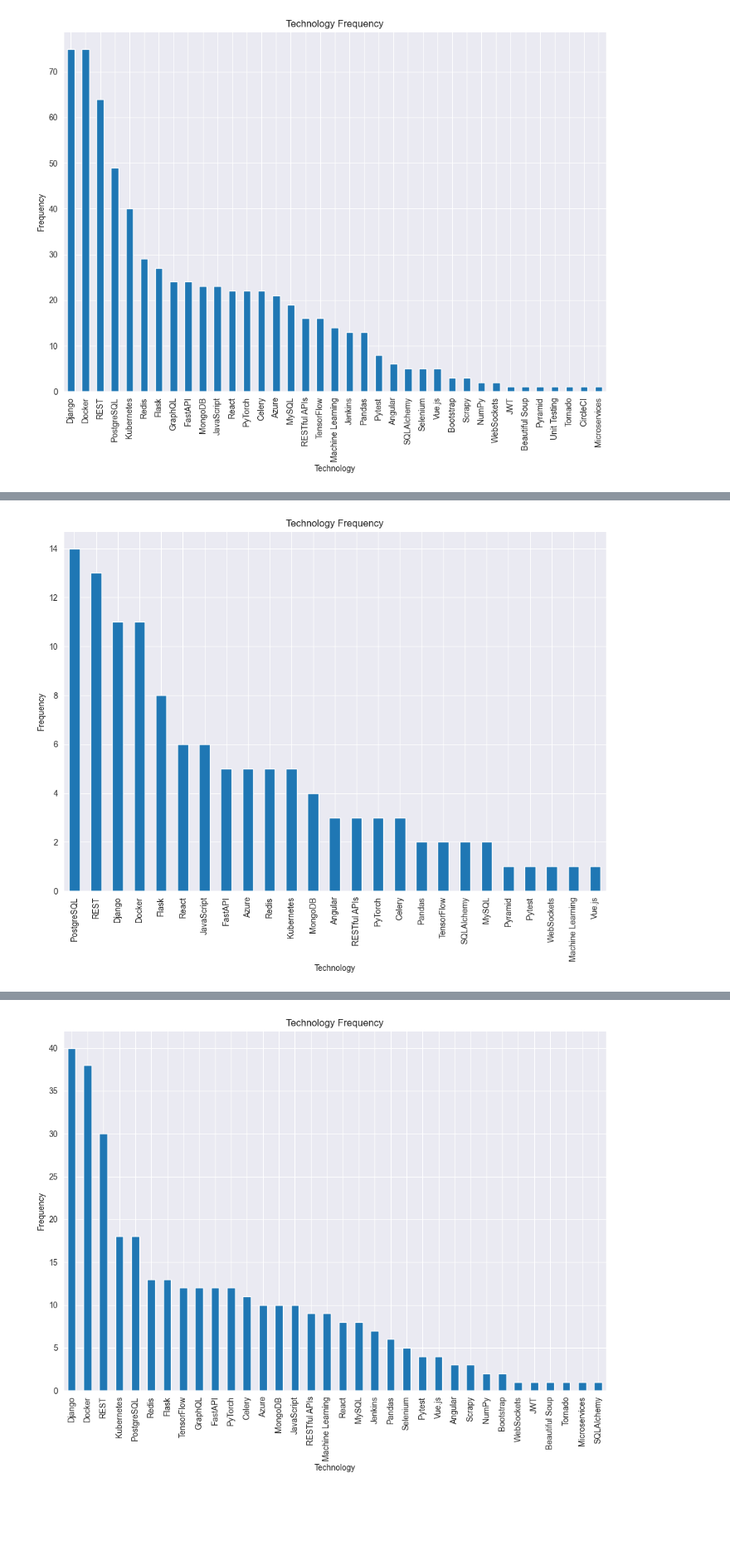
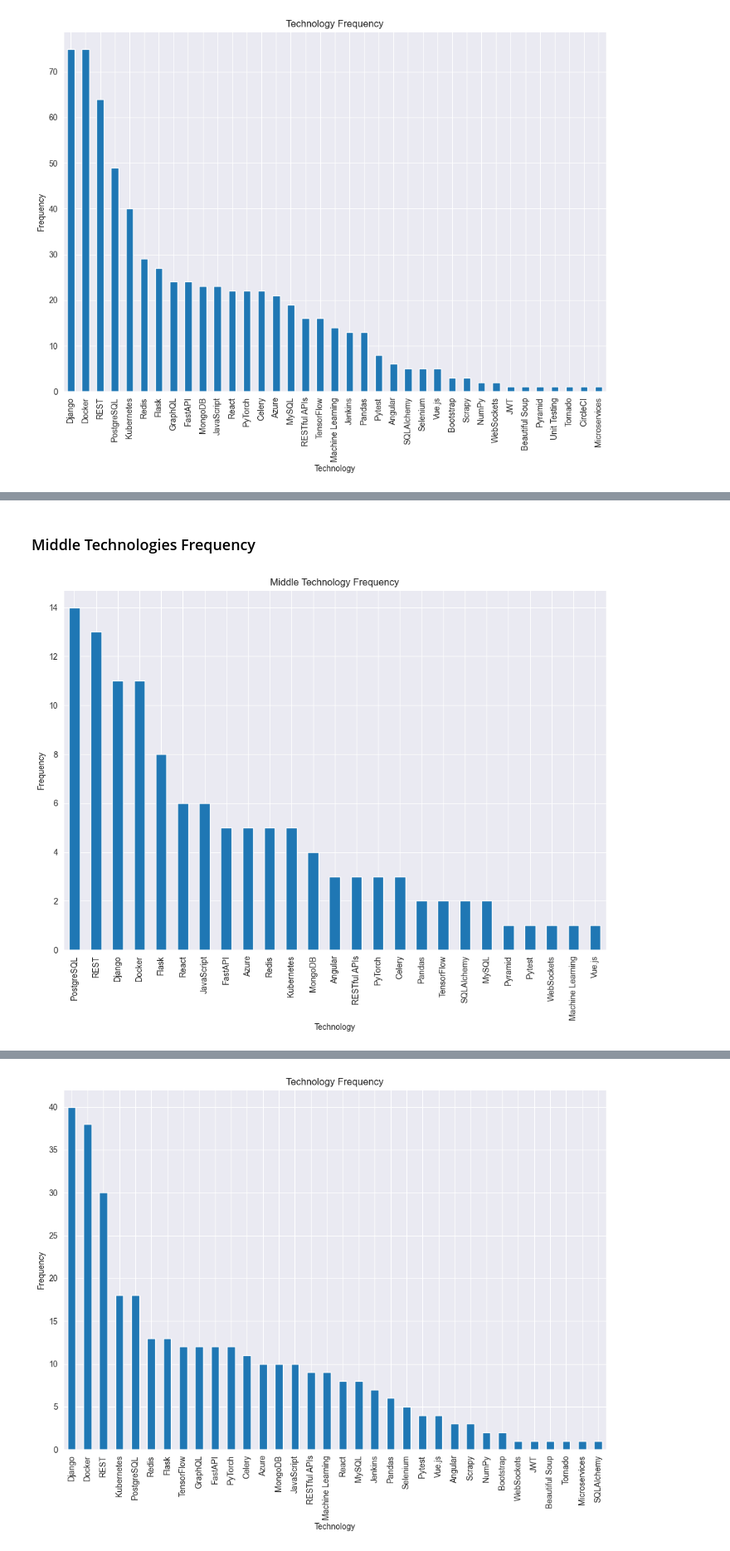
Before and after one commit to Shatrovskyi/vacancy-data-analysis-project, a Jupyter notebook: data_analysis/main.ipynb, the cells around one changed output, grey strips where cells are left out. Shown at 83% size. Saved outputs shown, nothing was run; the diff lists cells and outputs as text; code cells hidden in the pictures; blank space fills up the shorter version.

```diff
--- a/data_analysis/main.ipynb
+++ b/data_analysis/main.ipynb
@@ -282,17 +237,19 @@ plt.show()
+# %% [markdown]
+### Middle Technologies Frequency
 # %%
 middle_technologies = [
     tech
     for sublist in df[df["candidate_level"] == "Middle"]["technologies"]
     for tech in sublist
 ]
 
 technology_counts = pd.Series(middle_technologies).value_counts()
 
 plt.figure(figsize=(12, 8))
 technology_counts.plot(kind="bar")
 plt.xlabel("Technology")
 plt.ylabel("Frequency")
-plt.title("Technology Frequency")
+plt.title("Middle Technology Frequency")
 plt.show()
 # %% [output]
-[figure, old version]
+[figure, new version]
```
Also changed, not shown: parts of 18 cells of this notebook.
